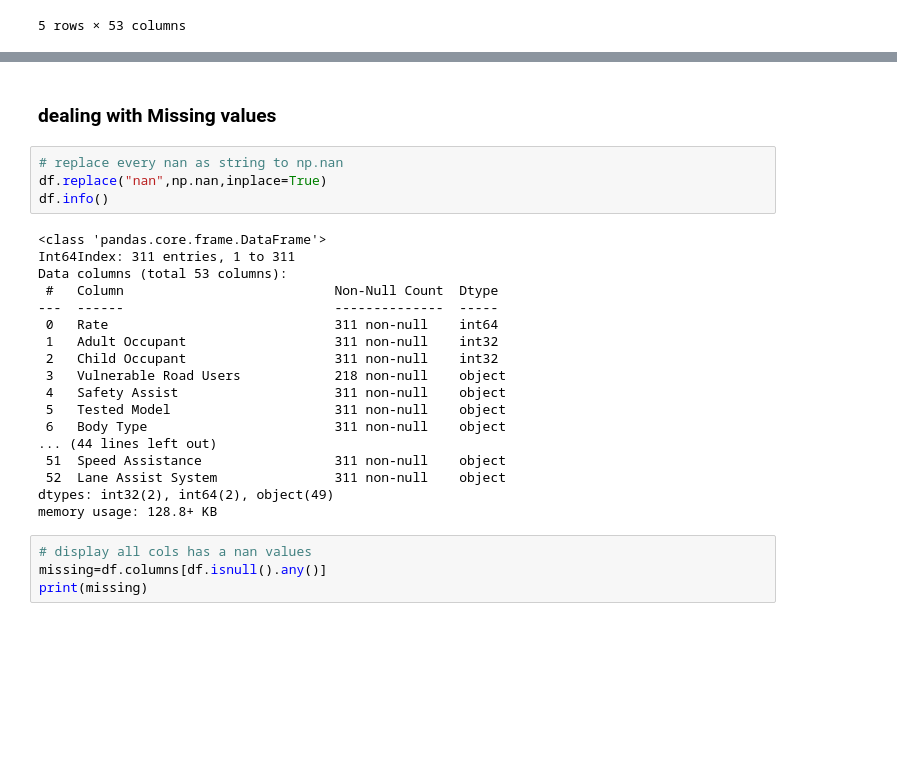
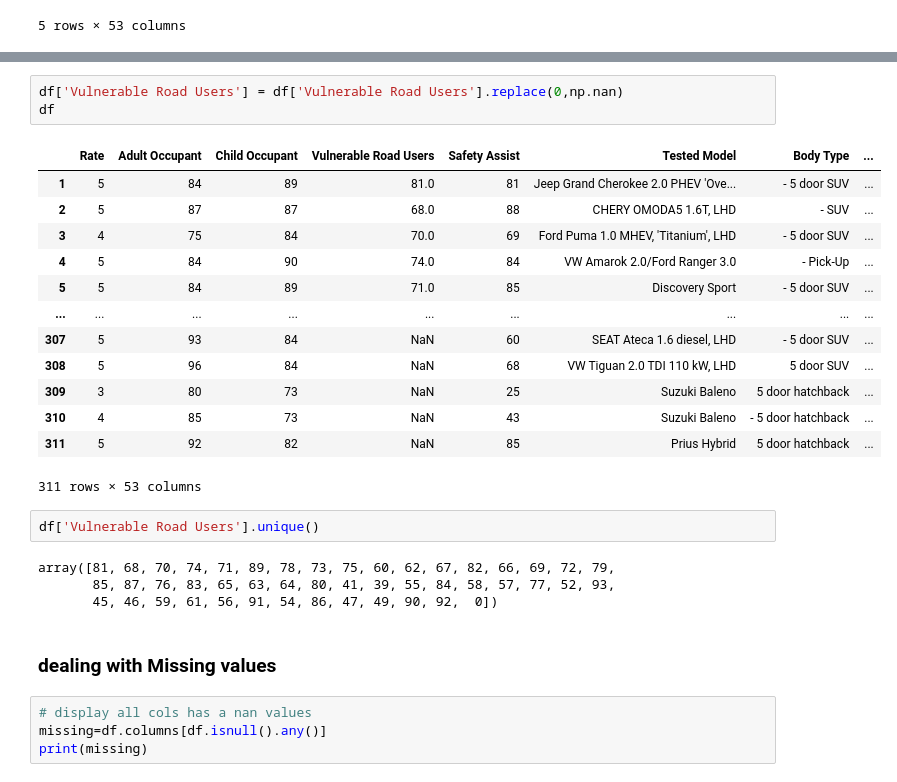
Before and after one commit to maimonahST/Cars-Ratings-ML, a Jupyter notebook: DataPreprocessing.ipynb, the cells around one changed output, grey strips where cells are left out. Saved outputs shown, nothing was run; the diff lists cells and outputs as text; blank space fills up the shorter version.

```diff
--- a/DataPreprocessing.ipynb
+++ b/DataPreprocessing.ipynb
@@ -69,27 +124,28 @@ ValueError: invalid literal for int() with base 10: 'nan'
+# %%
+df['Vulnerable Road Users'] = df['Vulnerable Road Users'].replace(0,np.nan)
+df
+# %% [output]
+|  | Rate | Adult Occupant | Child Occupant | Vulnerable Road Users | Safety Assist | Tested Model | Body Type | ... |
+| 1 | 5 | 84 | 89 | 81.0 | 81 | Jeep Grand Cherokee 2.0 PHEV 'Ove... | - 5 door SUV | ... |
+| 2 | 5 | 87 | 87 | 68.0 | 88 | CHERY OMODA5 1.6T, LHD | - SUV | ... |
+| 3 | 4 | 75 | 84 | 70.0 | 69 | Ford Puma 1.0 MHEV, 'Titanium', LHD | - 5 door SUV | ... |
+| 4 | 5 | 84 | 90 | 74.0 | 84 | VW Amarok 2.0/Ford Ranger 3.0 | - Pick-Up | ... |
+| 5 | 5 | 84 | 89 | 71.0 | 85 | Discovery Sport | - 5 door SUV | ... |
+| ... | ... | ... | ... | ... | ... | ... | ... | ... |
+| 307 | 5 | 93 | 84 | NaN | 60 | SEAT Ateca 1.6 diesel, LHD | - 5 door SUV | ... |
+| 308 | 5 | 96 | 84 | NaN | 68 | VW Tiguan 2.0 TDI 110 kW, LHD | 5 door SUV | ... |
+| 309 | 3 | 80 | 73 | NaN | 25 | Suzuki Baleno | 5 door hatchback | ... |
+| 310 | 4 | 85 | 73 | NaN | 43 | Suzuki Baleno | - 5 door hatchback | ... |
+| 311 | 5 | 92 | 82 | NaN | 85 | Prius Hybrid | 5 door hatchback | ... |
+311 rows × 53 columns
+# %%
+df['Vulnerable Road Users'].unique()
+# %% [output]
+array([81, 68, 70, 74, 71, 89, 78, 73, 75, 60, 62, 67, 82, 66, 69, 72, 79,
+       85, 87, 76, 83, 65, 63, 64, 80, 41, 39, 55, 84, 58, 57, 77, 52, 93,
+       45, 46, 59, 61, 56, 91, 54, 86, 47, 49, 90, 92,  0])
 # %% [markdown]
 ### dealing with Missing values
-# %%
-# replace every nan as string to np.nan
-df.replace("nan",np.nan,inplace=True)
-df.info()
-# %% [output]
-<class 'pandas.core.frame.DataFrame'>
-Int64Index: 311 entries, 1 to 311
-Data columns (total 53 columns):
- #   Column                           Non-Null Count  Dtype
----  ------                           --------------  -----
- 0   Rate                             311 non-null    int64
- 1   Adult Occupant                   311 non-null    int32
- 2   Child Occupant                   311 non-null    int32
- 3   Vulnerable Road Users            218 non-null    object
- 4   Safety Assist                    311 non-null    object
- 5   Tested Model                     311 non-null    object
- 6   Body Type                        311 non-null    object
-... (44 lines left out)
- 51  Speed Assistance                 311 non-null    object
- 52  Lane Assist System               311 non-null    object
-dtypes: int32(2), int64(2), object(49)
-memory usage: 128.8+ KB
 # %%
 # display all cols has a nan values
 missing=df.columns[df.isnull().any()]
```
Also changed, not shown: parts of 9 cells of this notebook.
